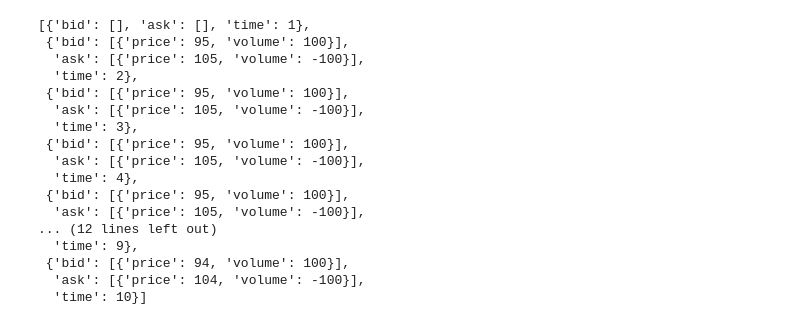
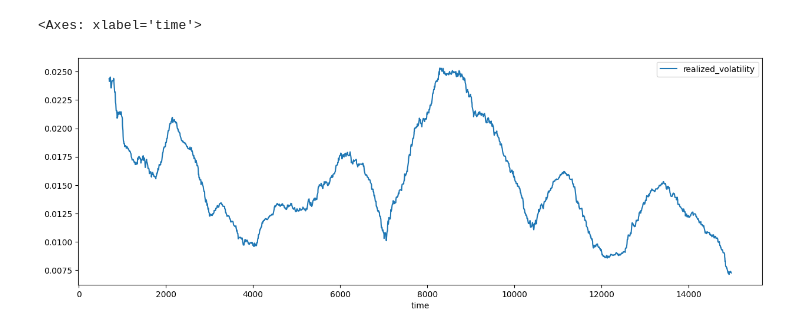
Before and after one commit to BBieganowski/pymicrostructure, a Jupyter notebook: playground.ipynb, the cells around one changed output. Saved outputs shown, nothing was run; the diff lists cells and outputs as text; code cells hidden in the pictures.

```diff
--- a/playground.ipynb
+++ b/playground.ipynb
@@ -77,20 +37,5 @@ market.midprices
-# %%
-market.ob_snapshots[:10]
-# %% [output]
-[{'bid': [], 'ask': [], 'time': 1},
- {'bid': [{'price': 95, 'volume': 100}],
-  'ask': [{'price': 105, 'volume': -100}],
-  'time': 2},
- {'bid': [{'price': 95, 'volume': 100}],
-  'ask': [{'price': 105, 'volume': -100}],
-  'time': 3},
- {'bid': [{'price': 95, 'volume': 100}],
-  'ask': [{'price': 105, 'volume': -100}],
-  'time': 4},
- {'bid': [{'price': 95, 'volume': 100}],
-  'ask': [{'price': 105, 'volume': -100}],
-... (12 lines left out)
-  'time': 9},
- {'bid': [{'price': 94, 'volume': 100}],
-  'ask': [{'price': 104, 'volume': -100}],
-  'time': 10}]
+# %%
+realized_volatility(market).plot(figsize=(15,5))
+# %% [output]
+<Axes: xlabel='time'>
+[figure, added]
```
Also changed, not shown: parts of 9 cells of this notebook, 21 other files.
